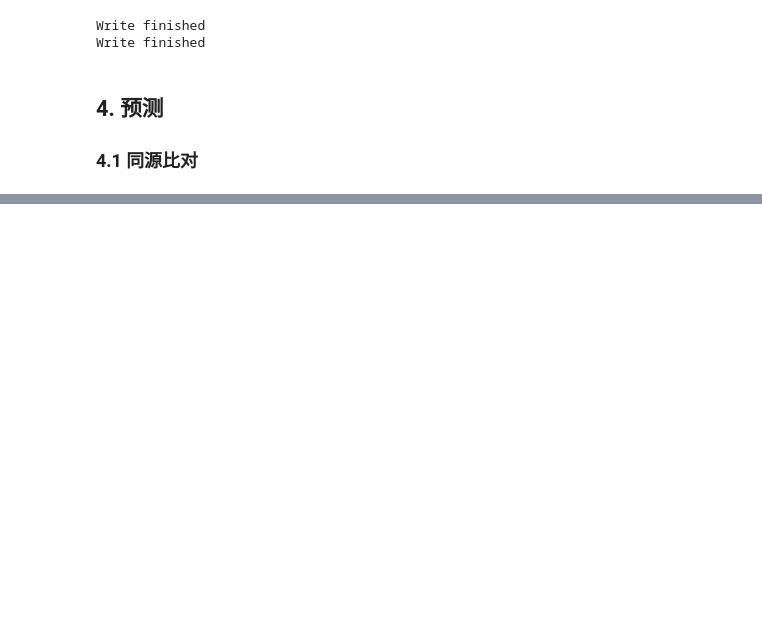
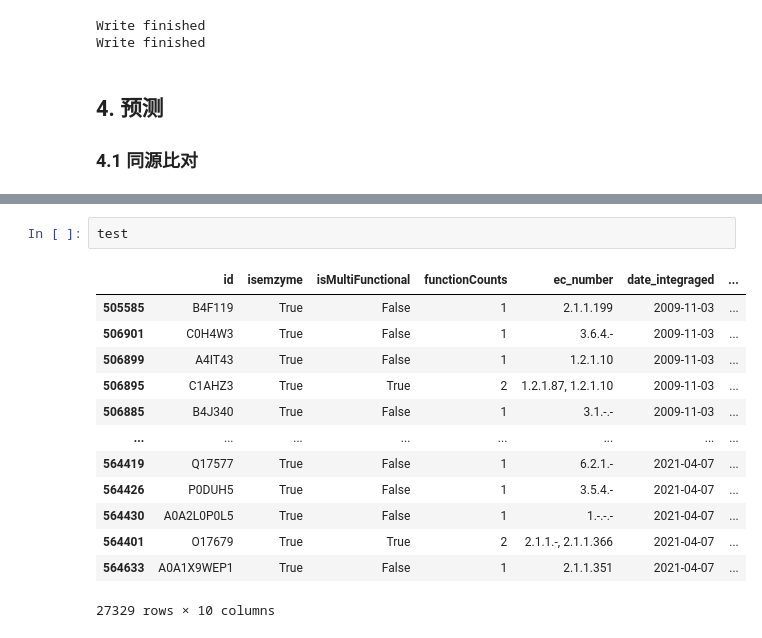
Before and after one commit to kingstdio/BioUniprot, a Jupyter notebook: tasks/task2/task2_isMultifunctional.ipynb, the cells around one changed output, grey strips where cells are left out. Saved outputs shown, nothing was run; the diff lists cells and outputs as text; blank space fills up the shorter version.

```diff
--- a/tasks/task2/task2_isMultifunctional.ipynb
+++ b/tasks/task2/task2_isMultifunctional.ipynb
@@ -162,0 +255,16 @@ data_match
+# %%
+test
+# %% [output]
+|  | id | isemzyme | isMultiFunctional | functionCounts | ec_number | date_integraged | ... |
+| 505585 | B4F119 | True | False | 1 | 2.1.1.199 | 2009-11-03 | ... |
+| 506901 | C0H4W3 | True | False | 1 | 3.6.4.- | 2009-11-03 | ... |
+| 506899 | A4IT43 | True | False | 1 | 1.2.1.10 | 2009-11-03 | ... |
+| 506895 | C1AHZ3 | True | True | 2 | 1.2.1.87, 1.2.1.10 | 2009-11-03 | ... |
+| 506885 | B4J340 | True | False | 1 | 3.1.-.- | 2009-11-03 | ... |
+| ... | ... | ... | ... | ... | ... | ... | ... |
+| 564419 | Q17577 | True | False | 1 | 6.2.1.- | 2021-04-07 | ... |
+| 564426 | P0DUH5 | True | False | 1 | 3.5.4.- | 2021-04-07 | ... |
+| 564430 | A0A2L0P0L5 | True | False | 1 | 1.-.-.- | 2021-04-07 | ... |
+| 564401 | O17679 | True | True | 2 | 2.1.1.-, 2.1.1.366 | 2021-04-07 | ... |
+| 564633 | A0A1X9WEP1 | True | False | 1 | 2.1.1.351 | 2021-04-07 | ... |
+27329 rows × 10 columns
```
Also changed, not shown: parts of 11 cells of this notebook, 2 other files.
